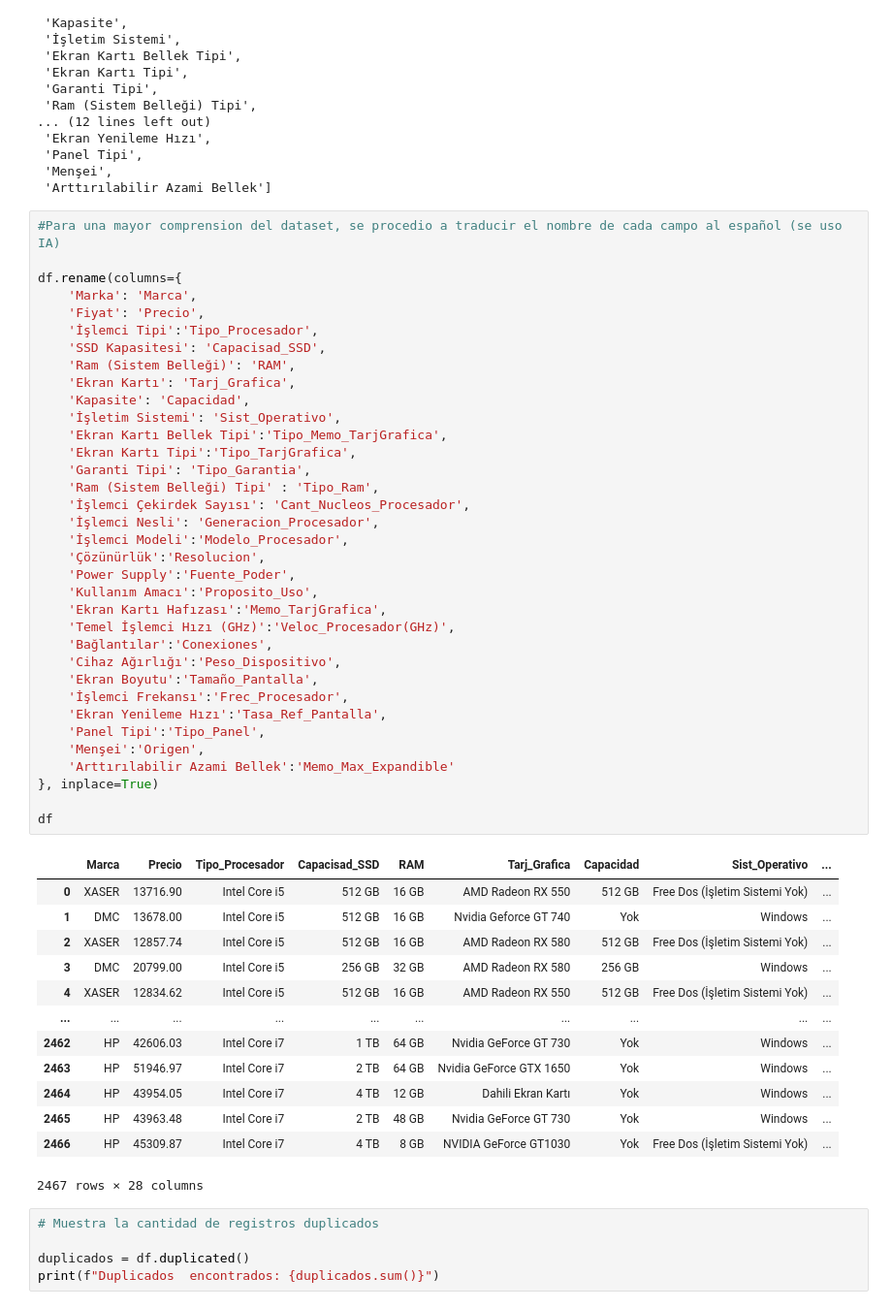
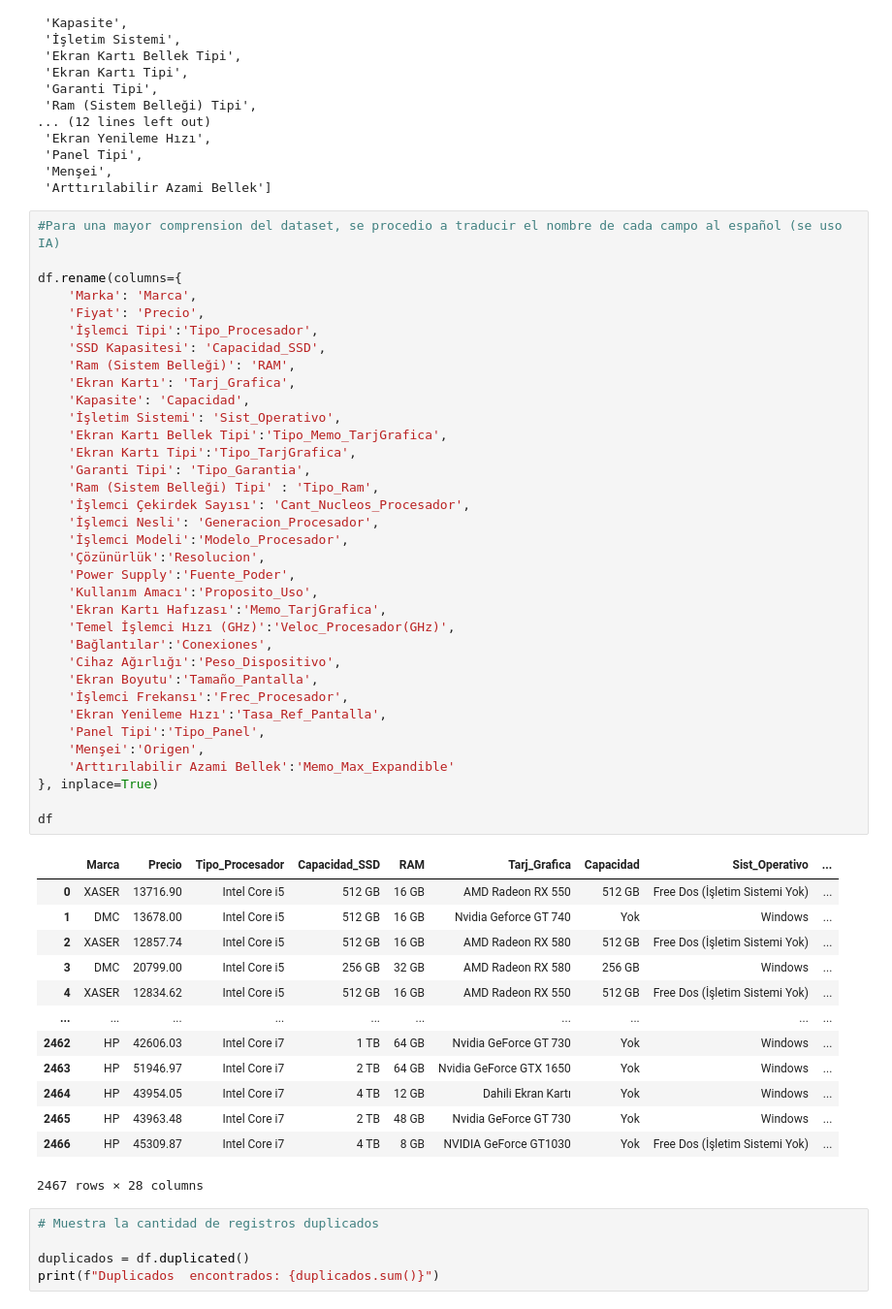
Before and after one commit to Jorge-Alvarez-23/Data-Science-II_Coder, a Jupyter notebook: PROYECTO.ipynb, the cells around one changed output. Shown at 97% size. Saved outputs shown, nothing was run; the diff lists cells and outputs as text.

```diff
--- a/PROYECTO.ipynb
+++ b/PROYECTO.ipynb
@@ -77,36 +77,36 @@ df.rename(columns={
     'Marka': 'Marca',
     'Fiyat': 'Precio',
     'İşlemci Tipi':'Tipo_Procesador',
-    'SSD Kapasitesi': 'Capacisad_SSD',
+    'SSD Kapasitesi': 'Capacidad_SSD',
     'Ram (Sistem Belleği)': 'RAM',
     'Ekran Kartı': 'Tarj_Grafica',
     'Kapasite': 'Capacidad',
     'İşletim Sistemi': 'Sist_Operativo',
     'Ekran Kartı Bellek Tipi':'Tipo_Memo_TarjGrafica',
     'Ekran Kartı Tipi':'Tipo_TarjGrafica',
     'Garanti Tipi': 'Tipo_Garantia',
     'Ram (Sistem Belleği) Tipi' : 'Tipo_Ram',
     'İşlemci Çekirdek Sayısı': 'Cant_Nucleos_Procesador',
     'İşlemci Nesli': 'Generacion_Procesador',
     'İşlemci Modeli':'Modelo_Procesador',
     'Çözünürlük':'Resolucion',
     'Power Supply':'Fuente_Poder',
     'Kullanım Amacı':'Proposito_Uso',
     'Ekran Kartı Hafızası':'Memo_TarjGrafica',
     'Temel İşlemci Hızı (GHz)':'Veloc_Procesador(GHz)',
     'Bağlantılar':'Conexiones',
     'Cihaz Ağırlığı':'Peso_Dispositivo',
     'Ekran Boyutu':'Tamaño_Pantalla',
     'İşlemci Frekansı':'Frec_Procesador',
     'Ekran Yenileme Hızı':'Tasa_Ref_Pantalla',
     'Panel Tipi':'Tipo_Panel',
     'Menşei':'Origen',
     'Arttırılabilir Azami Bellek':'Memo_Max_Expandible'
 }, inplace=True)
 
 df
 # %% [output]
-|  | Marca | Precio | Tipo_Procesador | Capacisad_SSD | RAM | Tarj_Grafica | Capacidad | Sist_Operativo | ... |
+|  | Marca | Precio | Tipo_Procesador | Capacidad_SSD | RAM | Tarj_Grafica | Capacidad | Sist_Operativo | ... |
 | 0 | XASER | 13716.90 | Intel Core i5 | 512 GB | 16 GB | AMD Radeon RX 550 | 512 GB | Free Dos (İşletim Sistemi Yok) | ... |
 | 1 | DMC | 13678.00 | Intel Core i5 | 512 GB | 16 GB | Nvidia Geforce GT 740 | Yok | Windows | ... |
 | 2 | XASER | 12857.74 | Intel Core i5 | 512 GB | 16 GB | AMD Radeon RX 580 | 512 GB | Free Dos (İşletim Sistemi Yok) | ... |
```
Also changed, not shown: parts of 19 cells of this notebook.
